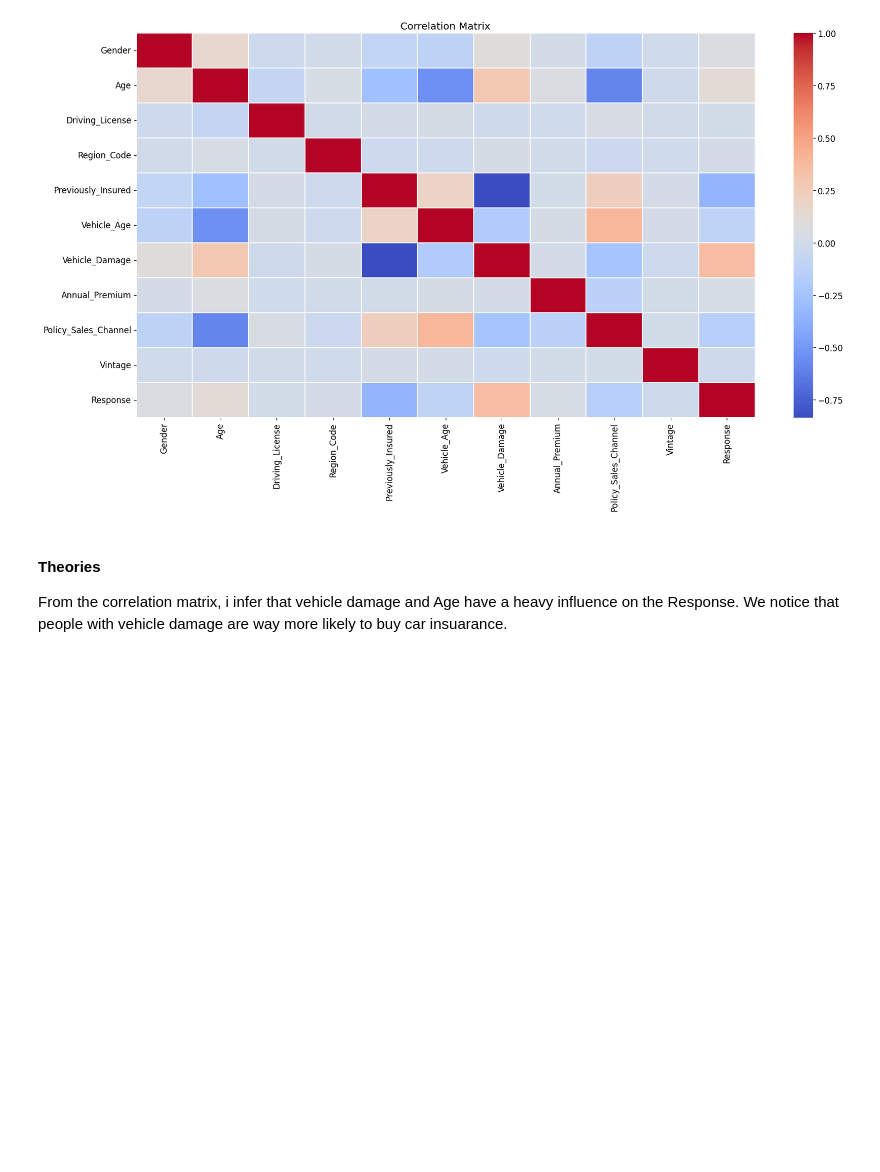
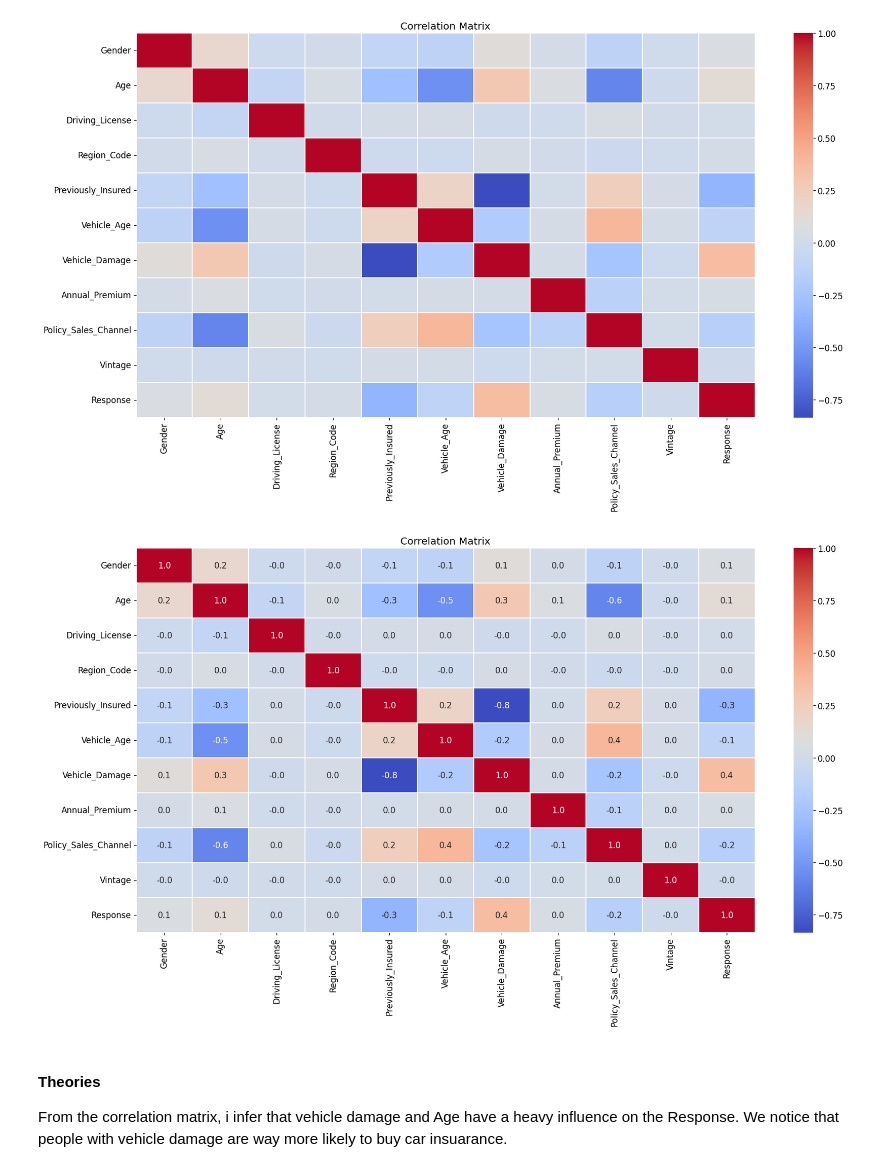
Before and after one commit to rubanzasilva/insurance_cross_selling, a Jupyter notebook: fastai_neural_network_gradient_boosting.ipynb, the cells around one changed output. Cells and saved outputs as stored; diff of their text form; code cells hidden in the pictures; blank space fills up the shorter version.

```diff
--- a/fastai_neural_network_gradient_boosting.ipynb
+++ b/fastai_neural_network_gradient_boosting.ipynb
@@ -566,6 +572,15 @@ plt.title('Correlation Matrix')
 plt.show()
 # %% [output]
 [figure]
+# %%
+#correlation_matrix = .corr()
+plt.figure(figsize=(20, 10))
+sns.heatmap(correlation_matrix, annot=True, cmap='coolwarm', fmt=".1f", linewidths=0.1)
+#plt.gcf().set_facecolor('skyblue')
+plt.title('Correlation Matrix')
+plt.show()
+# %% [output]
+[figure, added]
 # %% [markdown]
 #### Theories
 
```
Also changed, not shown: parts of 7 cells of this notebook.
